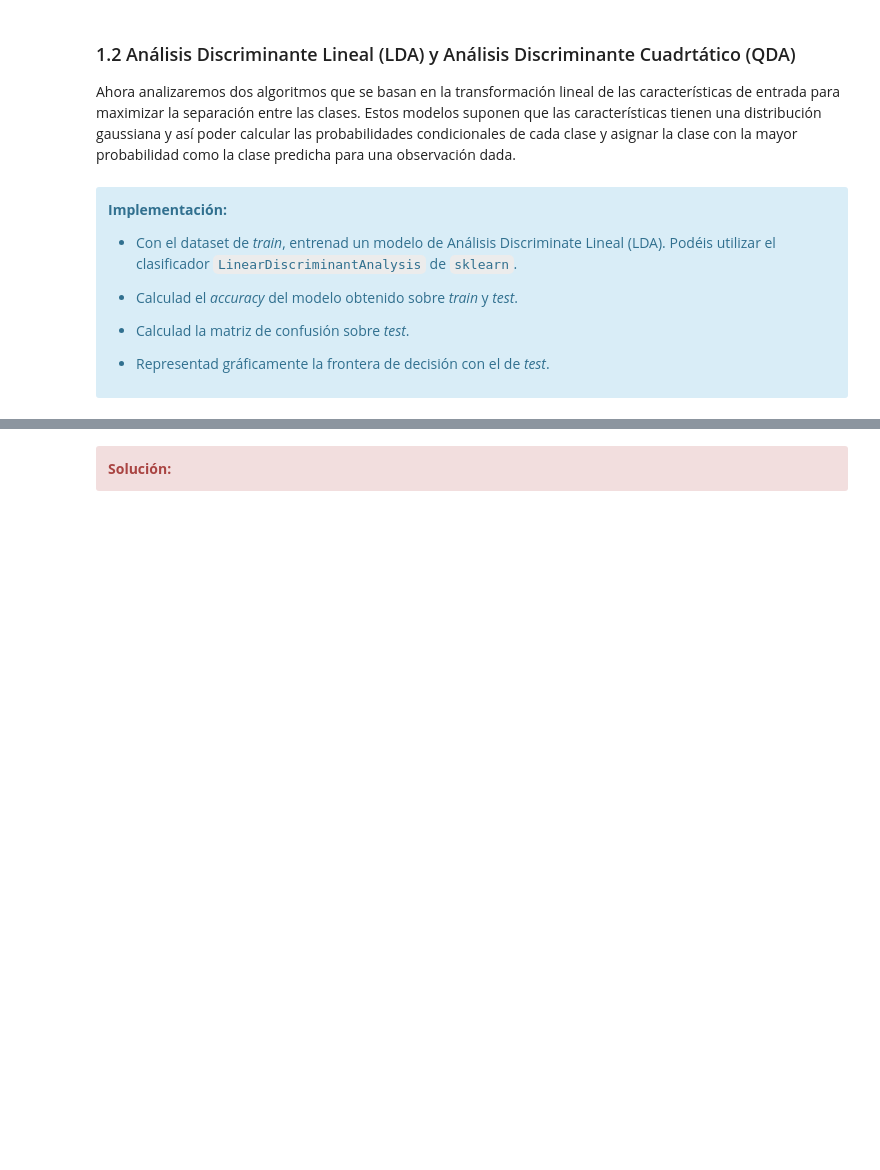
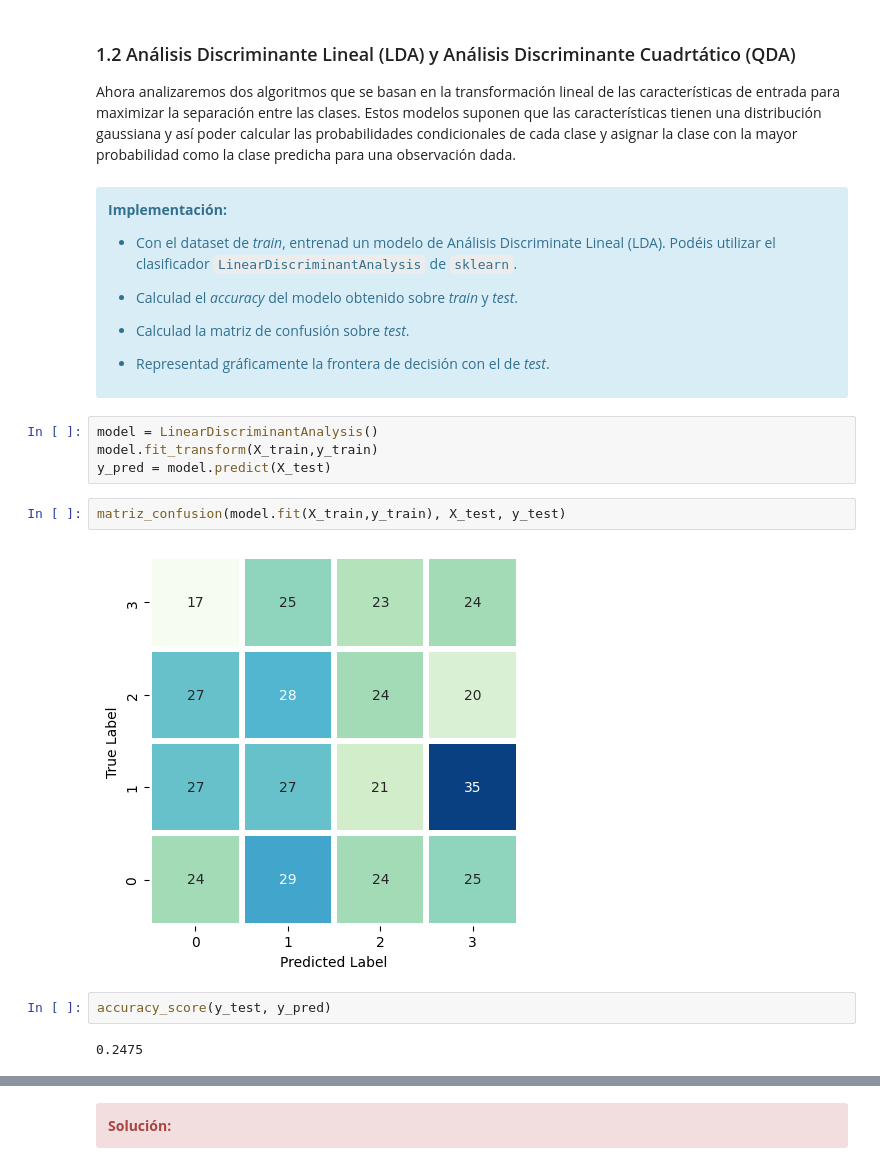
Before and after one commit to JDS1975/M-todos-supervisados, a Jupyter notebook: 20222_M2_855_PEC3_Enunciado.ipynb, the cells around one changed output, grey strips where cells are left out. Drawn from its saved outputs; the diff is of its cells as text; blank space fills up the shorter version.

```diff
--- a/20222_M2_855_PEC3_Enunciado.ipynb
+++ b/20222_M2_855_PEC3_Enunciado.ipynb
@@ -248,3 +247,15 @@ Ahora analizaremos dos algoritmos que se basan en la transformación lineal de l
 - Representad gráficamente la frontera de decisión con el de _test_.
 
 </div>
+# %%
+model = LinearDiscriminantAnalysis()
+model.fit_transform(X_train,y_train)
+y_pred = model.predict(X_test)
+# %%
+matriz_confusion(model.fit(X_train,y_train), X_test, y_test)
+# %% [output]
+[figure, added]
+# %%
+accuracy_score(y_test, y_pred)
+# %% [output]
+0.2475
```
Also changed, not shown: parts of 11 cells of this notebook.
